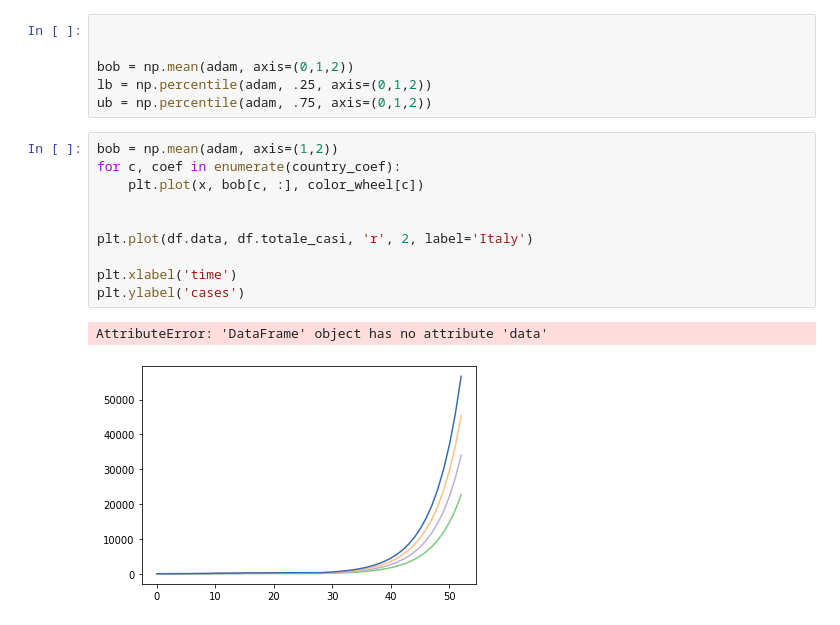
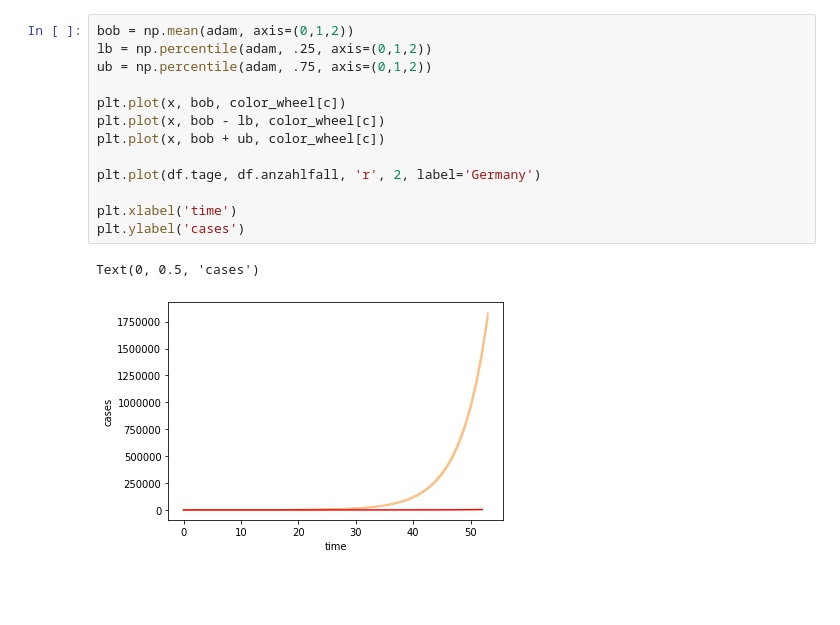
Before and after one commit to KathyHaem/WirVsVirusDunkelzifferRadar, a Jupyter notebook: worker/nbs/expModel_Germany.ipynb, the cells around one changed output. Drawn from its saved outputs; the diff is of its cells as text; blank space fills up the shorter version.

```diff
--- a/worker/nbs/expModel_Germany.ipynb
+++ b/worker/nbs/expModel_Germany.ipynb
@@ -58,19 +110,16 @@ Text(0, 0.5, 'cases')
 # %%
-
-
 bob = np.mean(adam, axis=(0,1,2))
 lb = np.percentile(adam, .25, axis=(0,1,2))
 ub = np.percentile(adam, .75, axis=(0,1,2))
+
+plt.plot(x, bob, color_wheel[c])
+plt.plot(x, bob - lb, color_wheel[c])
+plt.plot(x, bob + ub, color_wheel[c])
+
+plt.plot(df.tage, df.anzahlfall, 'r', 2, label='Germany')
+
+plt.xlabel('time')
+plt.ylabel('cases')
+# %% [output]
+Text(0, 0.5, 'cases')
+[figure, added]
-# %%
-bob = np.mean(adam, axis=(1,2))
-for c, coef in enumerate(country_coef):
-    plt.plot(x, bob[c, :], color_wheel[c])
-
-
-plt.plot(df.data, df.totale_casi, 'r', 2, label='Italy')
-
-plt.xlabel('time')
-plt.ylabel('cases')
-# %% [output]
-AttributeError: 'DataFrame' object has no attribute 'data'
-[figure, removed]
```
Also changed, not shown: parts of 17 cells of this notebook, 3 other files.
